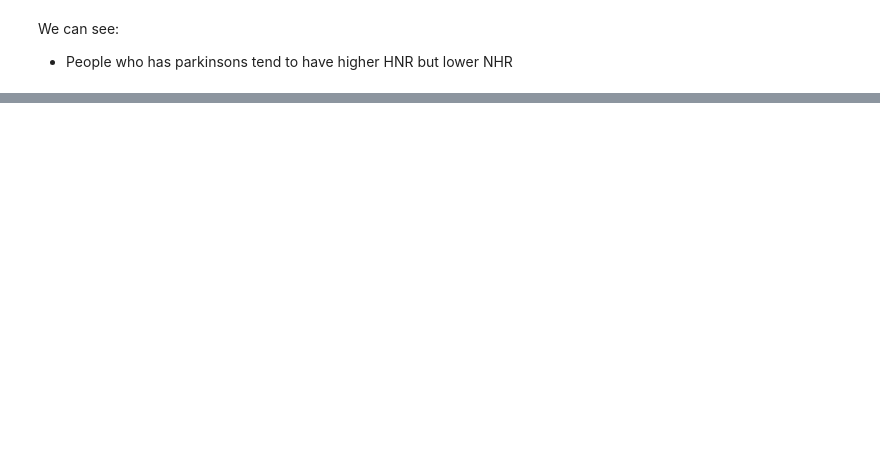
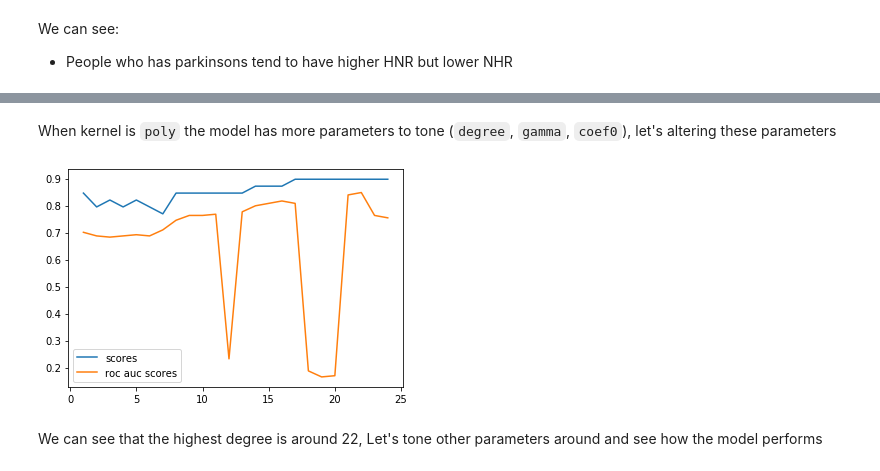
Before and after one commit to zhangchi0104/msa2020-ml-project, a Jupyter notebook: parkinsons.ipynb, the cells around one changed output, grey strips where cells are left out. Drawn from its saved outputs; the diff is of its cells as text; code cells hidden in the pictures; blank space fills up the shorter version.

Commit message:
finished toning models and updated  README.md

```diff
--- a/parkinsons.ipynb
+++ b/parkinsons.ipynb
@@ -92,0 +90,4 @@ Based on the information of data,
+# %%
+from sklearn.model_selection import train_test_split
+train_x, test_x, train_y, test_y = train_test_split(df.drop(["status", "name"], axis=1), df['status'],test_size=0.2, random_state=42)
+train_x.head()
@@ -92,0 +104,6 @@ Based on the information of data,
+# %%
+from sklearn.linear_model import LogisticRegression
+import numpy as np
+
+logistic_clf = LogisticRegression(C=200)
+logistic_clf.fit(train_x, train_y)
@@ -92,0 +121,17 @@ Based on the information of data,
+# %%
+from sklearn.metrics import confusion_matrix, roc_auc_score
+
+def assess_model(model, silience=False):
+    res = {}
+    predicted = model.predict(test_x)
+    predicted_proba = model.predict_proba(test_x)
+    res['score'] = model.score(test_x,test_y)
+    res["roc_auc"] = roc_auc_score(test_y, predicted_proba[:,1])
+    res['confusion_matrix'] = confusion_matrix(test_y, predicted)
+    if not silience:
+        print(f"model scores = {res['score']}")
+        print(f"ROC AUC score = {res['roc_auc']}")
+        print("----------Confusion Matrix---------")
+        print(res['confusion_matrix'])
+
+    return res
@@ -92,0 +193,19 @@ Based on the information of data,
+# %% [markdown]
+When kernel is `poly` the model has more parameters to tone (`degree`, `gamma`, `coef0`), let's altering these parameters
+# %%
+degrees = [i for i in range(1, 25)]
+scores = []
+roc_auc_scores = []
+for deg in degrees:
+    svm = SVC(kernel='poly',degree = deg, probability = True).fit(train_x, train_y)
+    res = assess_model(svm, silience=True)
+    scores.append(res['score'])
+    roc_auc_scores.append(res['roc_auc'])
+plt.plot(degrees, scores, label= "scores")
+plt.plot(degrees, roc_auc_scores, label="roc auc scores")
+plt.legend()
+plt.show()
+# %% [output]
+[figure, added]
+# %% [markdown]
+We can see that the highest degree is around 22, Let's tone other parameters around and see how the model performs
```
Also changed, not shown: parts of 20 cells of this notebook, 2 other files.
